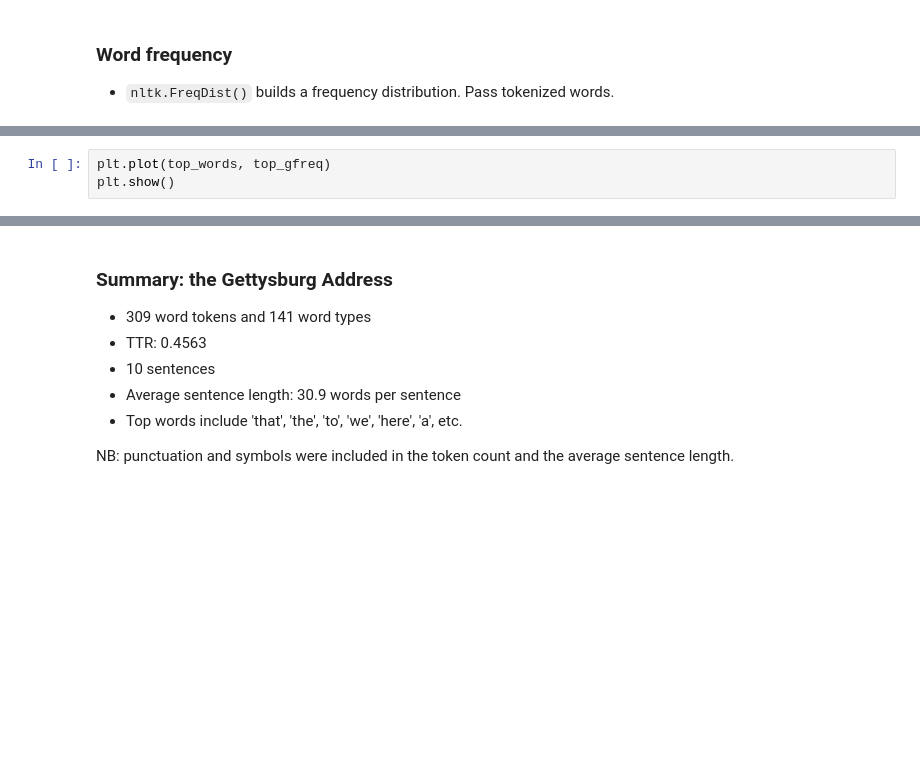
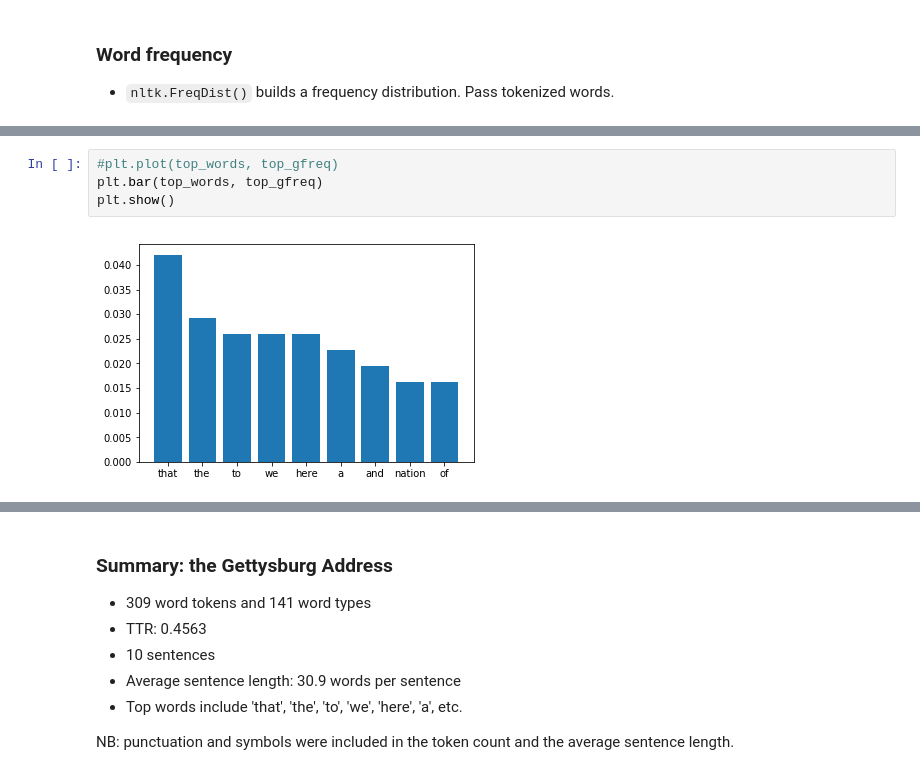
Before and after one commit to mcdonn/LSA2019-Reproducible-Research, a Jupyter notebook: jupyter_notebook_python_demo.ipynb, the cells around one changed output, grey strips where cells are left out. Cells and saved outputs as stored; diff of their text form; blank space fills up the shorter version.

```diff
--- a/jupyter_notebook_python_demo.ipynb
+++ b/jupyter_notebook_python_demo.ipynb
@@ -126,3 +216,6 @@ top_gfreq
 # %%
-plt.plot(top_words, top_gfreq)
+#plt.plot(top_words, top_gfreq)
+plt.bar(top_words, top_gfreq)
 plt.show()
+# %% [output]
+[figure, added]
```
Also changed, not shown: parts of 57 cells of this notebook, 2 other files.
